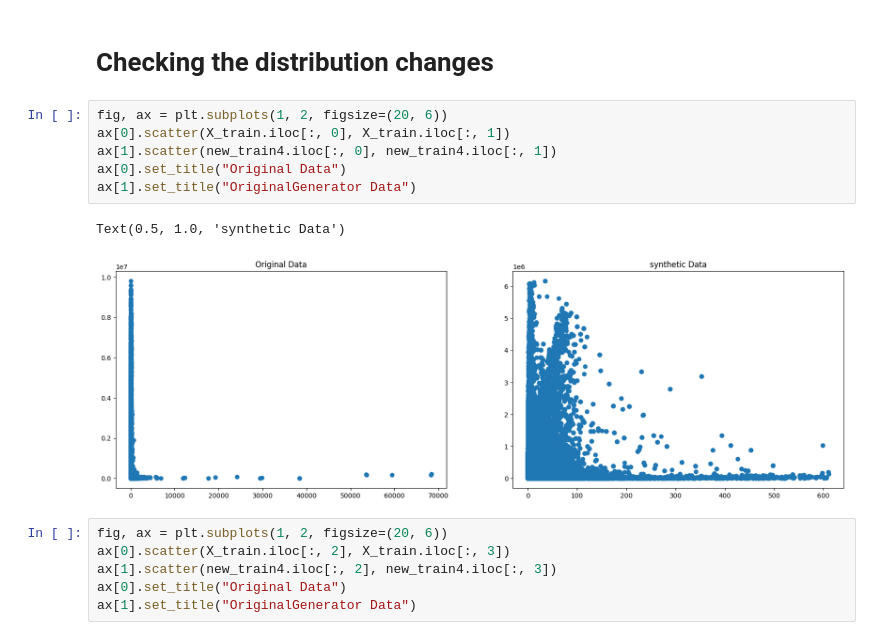
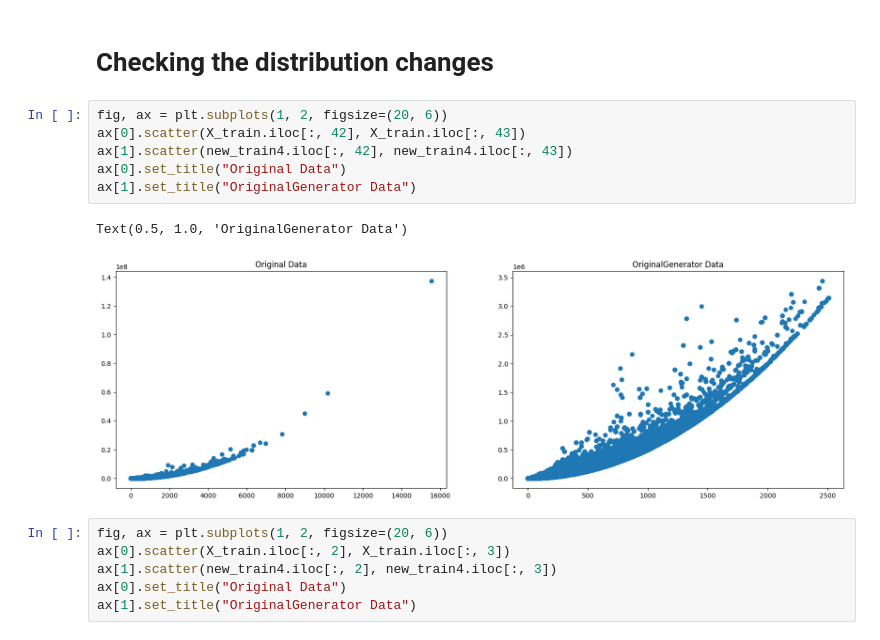
Before and after one commit to ML-Project-Team-5/Project_NetworkIDS, a Jupyter notebook: ND_TabularGan.ipynb, the cells around one changed output. Cells and saved outputs as stored; diff of their text form.

```diff
--- a/ND_TabularGan.ipynb
+++ b/ND_TabularGan.ipynb
@@ -148,13 +148,13 @@ Text(0.5, 1.0, 'CTGANGenerator Data')
 # Checking the distribution changes
 # %%
 fig, ax = plt.subplots(1, 2, figsize=(20, 6))
-ax[0].scatter(X_train.iloc[:, 0], X_train.iloc[:, 1])
-ax[1].scatter(new_train4.iloc[:, 0], new_train4.iloc[:, 1])
+ax[0].scatter(X_train.iloc[:, 42], X_train.iloc[:, 43])
+ax[1].scatter(new_train4.iloc[:, 42], new_train4.iloc[:, 43])
 ax[0].set_title("Original Data")
 ax[1].set_title("OriginalGenerator Data")
 # %% [output]
-Text(0.5, 1.0, 'synthetic Data')
+Text(0.5, 1.0, 'OriginalGenerator Data')
-[figure, old version]
+[figure, new version]
 # %%
 fig, ax = plt.subplots(1, 2, figsize=(20, 6))
 ax[0].scatter(X_train.iloc[:, 2], X_train.iloc[:, 3])
```
Also changed, not shown: parts of 2 cells of this notebook.
